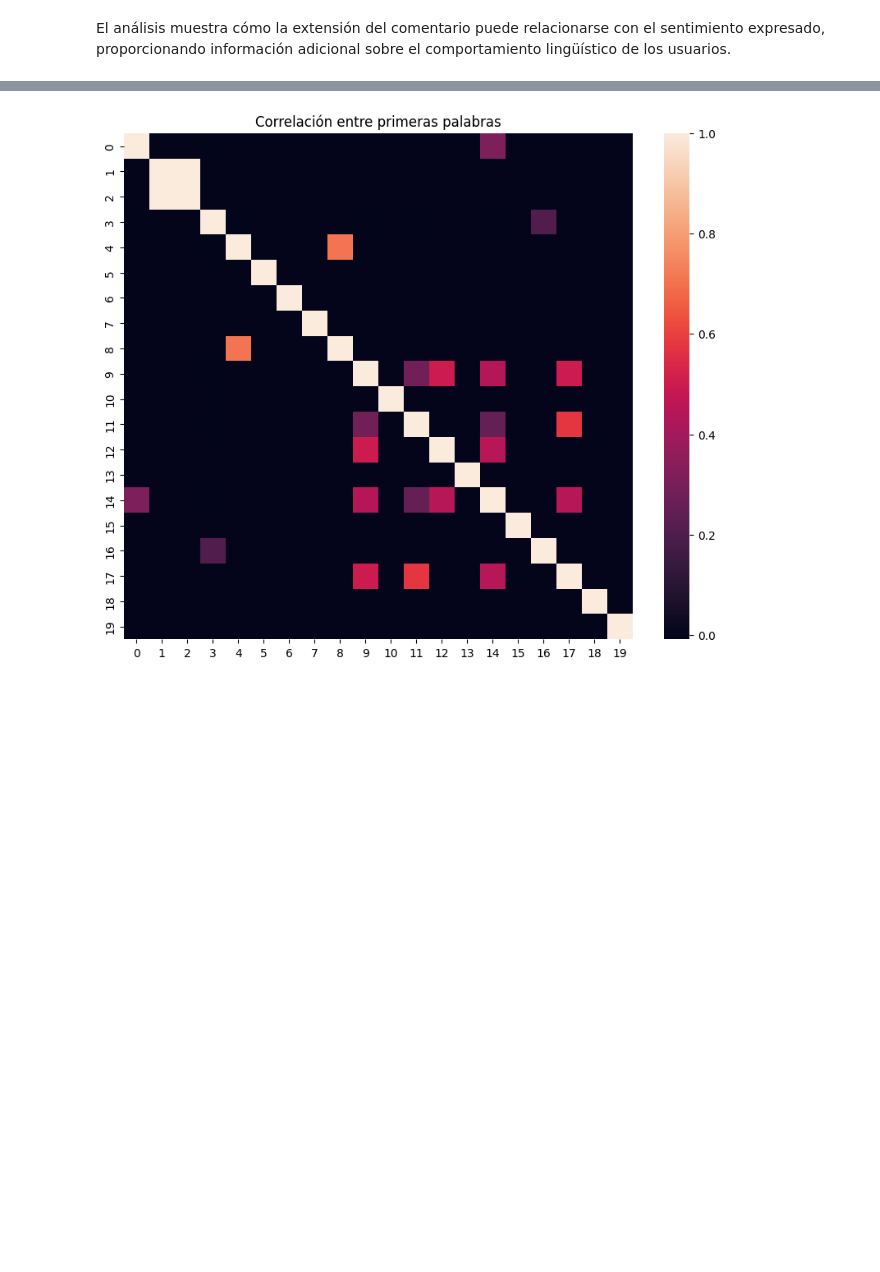
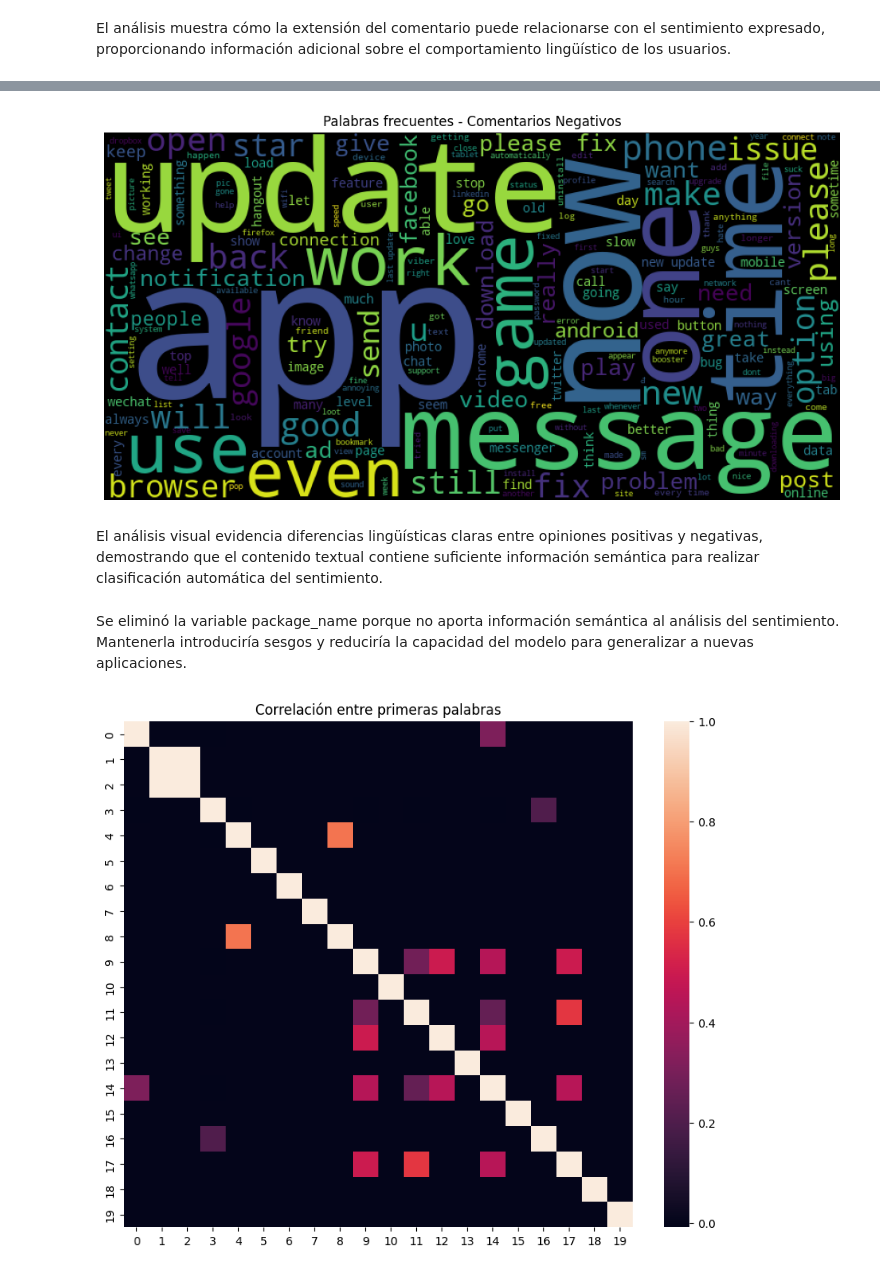
Before and after one commit to natbp/natbp_intro_ML, a Jupyter notebook: src/07-naive-bayes-playstore-reviews.ipynb, the cells around one changed output, grey strips where cells are left out. Saved outputs shown, nothing was run; the diff lists cells and outputs as text; code cells hidden in the pictures; blank space fills up the shorter version.

```diff
--- a/src/07-naive-bayes-playstore-reviews.ipynb
+++ b/src/07-naive-bayes-playstore-reviews.ipynb
@@ -125,5 +205,25 @@ El análisis muestra cómo la extensión del comentario puede relacionarse con e
+# %%
+negative_text = " ".join(total_data[total_data["polarity"] == 0]["review"])
+
+wordcloud_neg = WordCloud(
+    width=800,
+    height=400,
+    background_color="black"
+).generate(negative_text)
+
+plt.figure(figsize=(12,6))
+plt.imshow(wordcloud_neg)
+plt.axis("off")
+plt.title("Palabras frecuentes - Comentarios Negativos")
+plt.show()
+# %% [output]
+[figure, added]
+# %% [markdown]
+El análisis visual evidencia diferencias lingüísticas claras entre opiniones positivas y negativas, demostrando que el contenido textual contiene suficiente información semántica para realizar clasificación automática del sentimiento.
 # %%
 total_data = total_data.drop("package_name", axis=1)
+# %% [markdown]
+Se eliminó la variable package_name porque no aporta información semántica al análisis del sentimiento. Mantenerla introduciría sesgos y reduciría la capacidad del modelo para generalizar a nuevas aplicaciones.
 # %%
 total_data["review"] = total_data["review"].str.strip().str.lower()
 # %%
```
Also changed, not shown: parts of 70 cells of this notebook, 2 other files.
